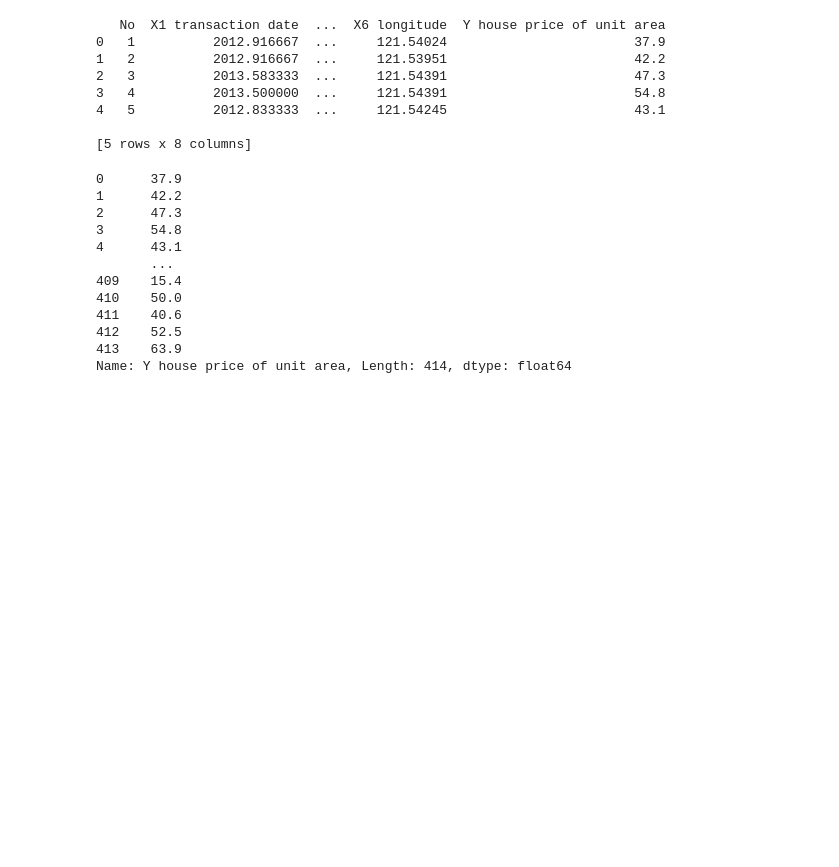
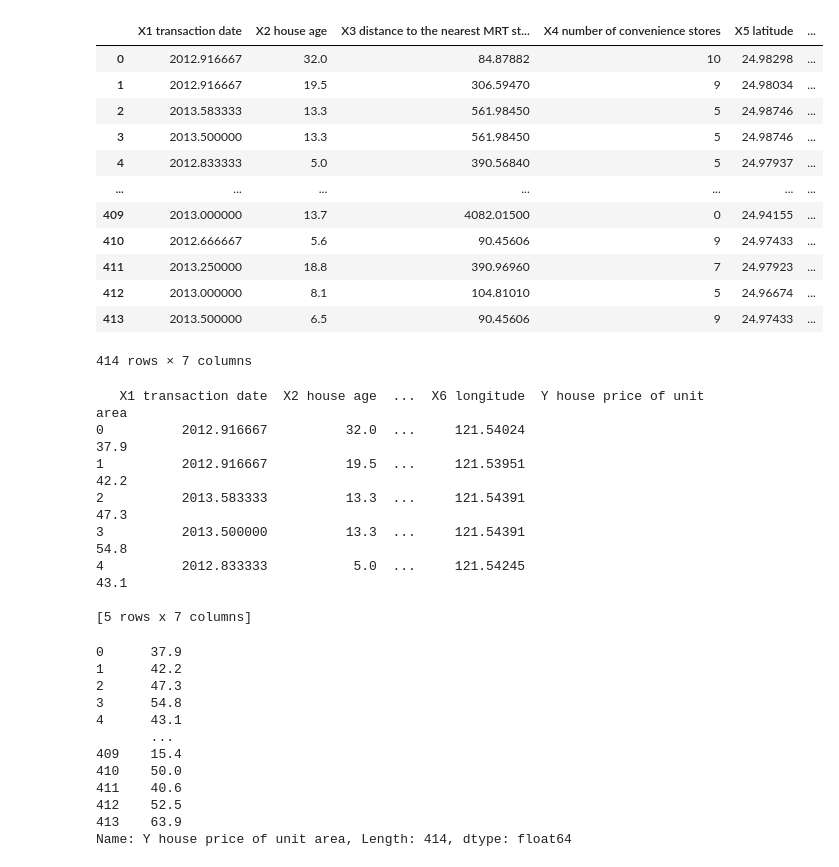
Before and after one commit to Ekaterina37/CS6375.502, a Jupyter notebook: Assignment1_Grad_desc.ipynb, the cells around one changed output. Saved outputs shown, nothing was run; the diff lists cells and outputs as text; code cells hidden in the pictures; blank space fills up the shorter version.

```diff
--- a/Assignment1_Grad_desc.ipynb
+++ b/Assignment1_Grad_desc.ipynb
@@ -119,15 +20,32 @@ data
+# %%
+data = data.drop('No', 1)
+data
+# %% [output]
+|  | X1 transaction date | X2 house age | X3 distance to the nearest MRT st... | X4 number of convenience stores | X5 latitude | ... |
+| 0 | 2012.916667 | 32.0 | 84.87882 | 10 | 24.98298 | ... |
+| 1 | 2012.916667 | 19.5 | 306.59470 | 9 | 24.98034 | ... |
+| 2 | 2013.583333 | 13.3 | 561.98450 | 5 | 24.98746 | ... |
+| 3 | 2013.500000 | 13.3 | 561.98450 | 5 | 24.98746 | ... |
+| 4 | 2012.833333 | 5.0 | 390.56840 | 5 | 24.97937 | ... |
+| ... | ... | ... | ... | ... | ... | ... |
+| 409 | 2013.000000 | 13.7 | 4082.01500 | 0 | 24.94155 | ... |
+| 410 | 2012.666667 | 5.6 | 90.45606 | 9 | 24.97433 | ... |
+| 411 | 2013.250000 | 18.8 | 390.96960 | 7 | 24.97923 | ... |
+| 412 | 2013.000000 | 8.1 | 104.81010 | 5 | 24.96674 | ... |
+| 413 | 2013.500000 | 6.5 | 90.45606 | 9 | 24.97433 | ... |
+414 rows × 7 columns
 # %%
 #print first 5 rows
 print(data.head(5))
 # %% [output]
-   No  X1 transaction date  ...  X6 longitude  Y house price of unit area
-0   1          2012.916667  ...     121.54024                        37.9
-1   2          2012.916667  ...     121.53951                        42.2
-2   3          2013.583333  ...     121.54391                        47.3
-3   4          2013.500000  ...     121.54391                        54.8
-4   5          2012.833333  ...     121.54245                        43.1
+   X1 transaction date  X2 house age  ...  X6 longitude  Y house price of unit area
+0          2012.916667          32.0  ...     121.54024                        37.9
+1          2012.916667          19.5  ...     121.53951                        42.2
+2          2013.583333          13.3  ...     121.54391                        47.3
+3          2013.500000          13.3  ...     121.54391                        54.8
+4          2012.833333           5.0  ...     121.54245                        43.1
 
-[5 rows x 8 columns]
+[5 rows x 7 columns]
 # %%
 print(data['Y house price of unit area'])
 # %% [output]
```
Also changed, not shown: parts of 13 cells of this notebook.
